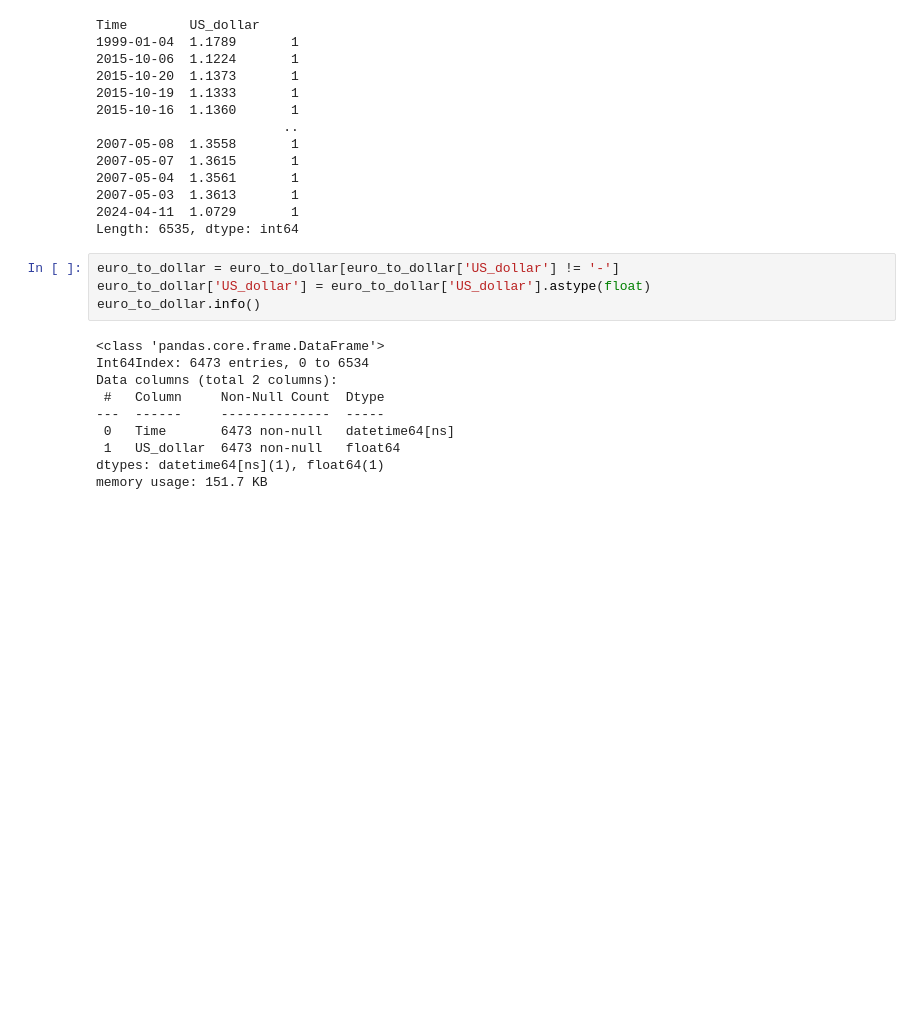
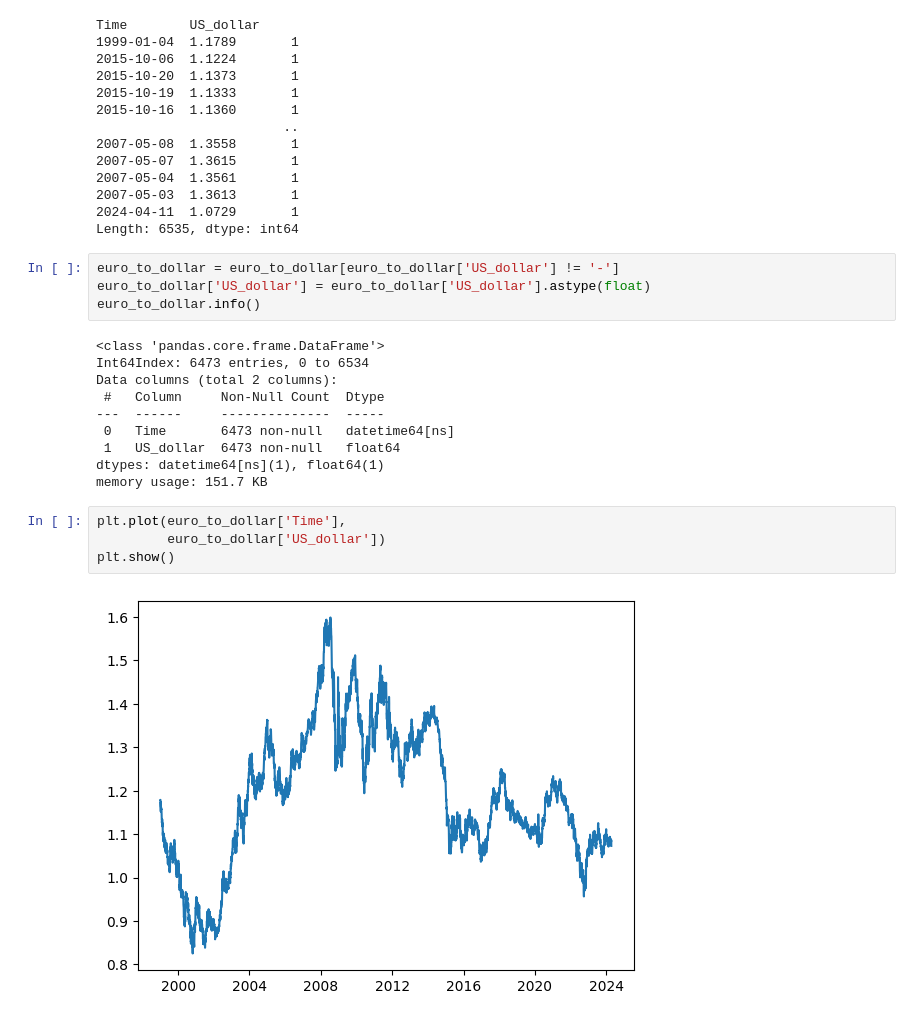
Before and after one commit to dancanyego/Data-Visualization-on-Exchange-Rates, a Jupyter notebook: Data Visualization on Exchange Rates.ipynb, the cells around one changed output. Saved outputs shown, nothing was run; the diff lists cells and outputs as text; blank space fills up the shorter version.

```diff
--- a/Data Visualization on Exchange Rates.ipynb
+++ b/Data Visualization on Exchange Rates.ipynb
@@ -84,3 +84,9 @@ Data columns (total 2 columns):
  1   US_dollar  6473 non-null   float64
 dtypes: datetime64[ns](1), float64(1)
 memory usage: 151.7 KB
+# %%
+plt.plot(euro_to_dollar['Time'],
+         euro_to_dollar['US_dollar'])
+plt.show()
+# %% [output]
+[figure, added]
```
